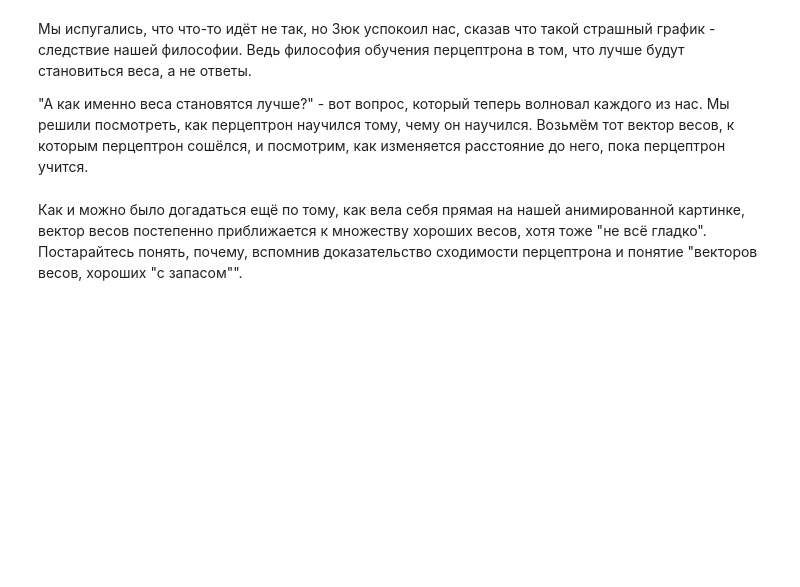
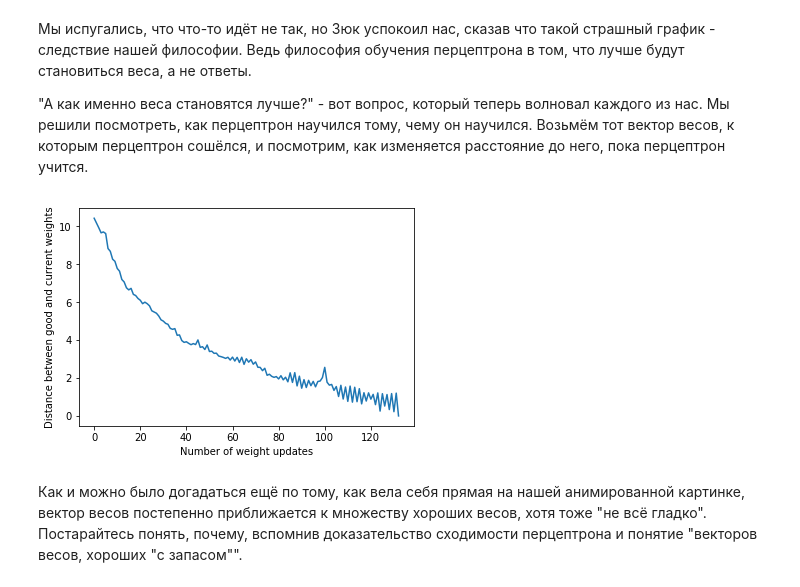
Before and after one commit to lizzzi111/python_stepik, a Jupyter notebook: Neural_networks/Hw_1_student_version.ipynb, the cells around one changed output. Cells and saved outputs as stored; diff of their text form; code cells hidden in the pictures; blank space fills up the shorter version.

```diff
--- a/Neural_networks/Hw_1_student_version.ipynb
+++ b/Neural_networks/Hw_1_student_version.ipynb
@@ -266,11 +259,11 @@ class Perceptron:
         """
 
         ## Этот метод необходимо реализовать
-        y_hat = self.vectorized_forward_pass(example.T)
-        error = y_hat - y
-        self.w += error * example
+        pred = (example.T.dot(self.w)+self.b) > 0
+        error = y - pred
+        self.w += error*example
         self.b += error
-        return abs(error)
+        return error
 
     def train_until_convergence(self, input_matrix, y, max_steps=1e8):
         """
@@ -421,19 +413,21 @@ def step_by_step_distances(p, ideal, input_matrix, y, max_steps=1e6):
 # %%
 %matplotlib inline
 
 np.random.seed(42)
 init_weights = np.random.random_sample(3)
 w, b = init_weights[:-1].reshape((2, 1)), init_weights[-1]
 ideal_p = Perceptron(w.copy(), b.copy())
 ideal_p.train_until_convergence(data[:, :-1], data[:, -1][:,np.newaxis])
 ideal_weights = get_vector(ideal_p)
 
 new_p = Perceptron(w.copy(), b.copy())
-distances = step_by_step_distances(new_p, ideal_weights, data[:, :-1], data[:, -1][:,np.newaxis], max_steps=200)
+distances = step_by_step_distances(new_p, ideal_weights, data[:, :-1], data[:, -1][:,np.newaxis])
 
 plt.xlabel("Number of weight updates")
 plt.ylabel("Distance between good and current weights")
 plt.plot(distances);
+# %% [output]
+[figure, added]
 # %% [markdown]
 Как и можно было догадаться ещё по тому, как вела себя прямая на нашей анимированной картинке, вектор весов постепенно приближается к множеству хороших весов, хотя тоже "не всё гладко". Постарайтесь понять, почему, вспомнив доказательство сходимости перцептрона и понятие "векторов весов, хороших "с запасом"".
 # %% [markdown]
```
Also changed, not shown: parts of 10 cells of this notebook, 3 other files.
